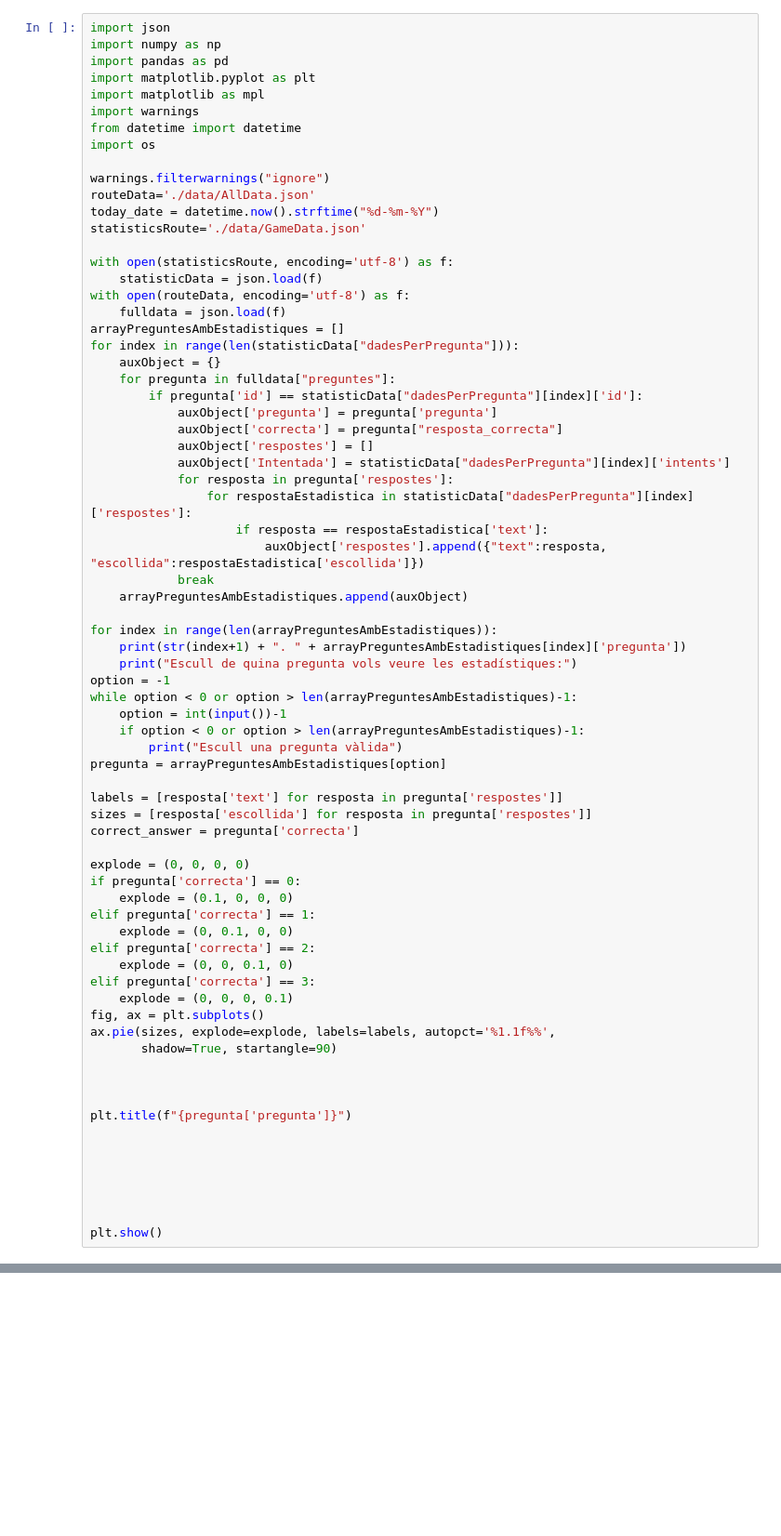
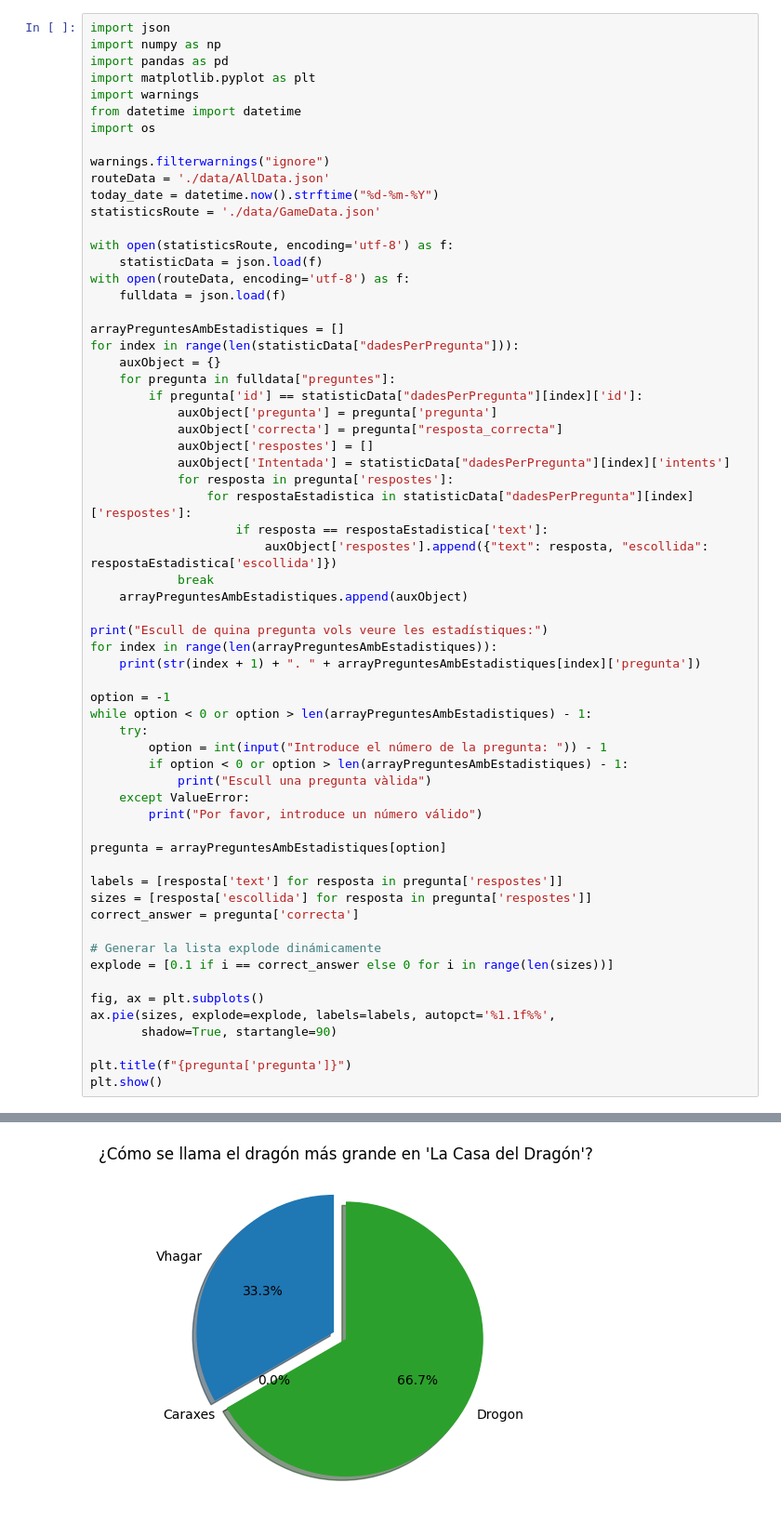
Before and after one commit to inspedralbes/tr0-dam-2024-25-SaraMartinez21, a Jupyter notebook: back/python/pregunta.ipynb, the cells around one changed output, grey strips where cells are left out. Shown: that part at 93% size. Saved outputs shown, nothing was run; the diff lists cells and outputs as text; blank space fills up the shorter version.

```diff
--- a/back/python/pregunta.ipynb
+++ b/back/python/pregunta.ipynb
@@ -3,20 +3,20 @@ import json
 import numpy as np
 import pandas as pd
 import matplotlib.pyplot as plt
-import matplotlib as mpl
 import warnings
 from datetime import datetime
 import os
 
 warnings.filterwarnings("ignore")
-routeData='./data/AllData.json'
+routeData = './data/AllData.json'
 today_date = datetime.now().strftime("%d-%m-%Y")
-statisticsRoute='./data/GameData.json'
+statisticsRoute = './data/GameData.json'
 
 with open(statisticsRoute, encoding='utf-8') as f:
     statisticData = json.load(f)
 with open(routeData, encoding='utf-8') as f:
     fulldata = json.load(f)
+
 arrayPreguntesAmbEstadistiques = []
 for index in range(len(statisticData["dadesPerPregunta"])):
     auxObject = {}
@@ -29,44 +29,36 @@ for index in range(len(statisticData["dadesPerPregunta"])):
             for resposta in pregunta['respostes']:
                 for respostaEstadistica in statisticData["dadesPerPregunta"][index]['respostes']:
                     if resposta == respostaEstadistica['text']:
-                        auxObject['respostes'].append({"text":resposta, "escollida":respostaEstadistica['escollida']})
+                        auxObject['respostes'].append({"text": resposta, "escollida": respostaEstadistica['escollida']})
             break
     arrayPreguntesAmbEstadistiques.append(auxObject)
 
+print("Escull de quina pregunta vols veure les estadístiques:")
 for index in range(len(arrayPreguntesAmbEstadistiques)):
-    print(str(index+1) + ". " + arrayPreguntesAmbEstadistiques[index]['pregunta'])
-    print("Escull de quina pregunta vols veure les estadístiques:")
+    print(str(index + 1) + ". " + arrayPreguntesAmbEstadistiques[index]['pregunta'])
+
 option = -1
-while option < 0 or option > len(arrayPreguntesAmbEstadistiques)-1:
-    option = int(input())-1
-    if option < 0 or option > len(arrayPreguntesAmbEstadistiques)-1:
-        print("Escull una pregunta vàlida")
+while option < 0 or option > len(arrayPreguntesAmbEstadistiques) - 1:
+    try:
+        option = int(input("Introduce el número de la pregunta: ")) - 1
+        if option < 0 or option > len(arrayPreguntesAmbEstadistiques) - 1:
+            print("Escull una pregunta vàlida")
+    except ValueError:
+        print("Por favor, introduce un número válido")
+
 pregunta = arrayPreguntesAmbEstadistiques[option]
 
 labels = [resposta['text'] for resposta in pregunta['respostes']]
 sizes = [resposta['escollida'] for resposta in pregunta['respostes']]
 correct_answer = pregunta['correcta']
 
-explode = (0, 0, 0, 0)
-if pregunta['correcta'] == 0:
-    explode = (0.1, 0, 0, 0)
-elif pregunta['correcta'] == 1:
-    explode = (0, 0.1, 0, 0)
-elif pregunta['correcta'] == 2:
-    explode = (0, 0, 0.1, 0)
-elif pregunta['correcta'] == 3:
-    explode = (0, 0, 0, 0.1)
+# Generar la lista explode dinámicamente
+explode = [0.1 if i == correct_answer else 0 for i in range(len(sizes))]
+
 fig, ax = plt.subplots()
 ax.pie(sizes, explode=explode, labels=labels, autopct='%1.1f%%',
        shadow=True, startangle=90)
 
-
-
 plt.title(f"{pregunta['pregunta']}")
-
-
-
-
-
-
 plt.show()
+# %% [output]
@@ -72,0 +82 @@ plt.show()
+[figure, added]
```
Also changed, not shown: parts of 1 cell of this notebook, 2 other files.
